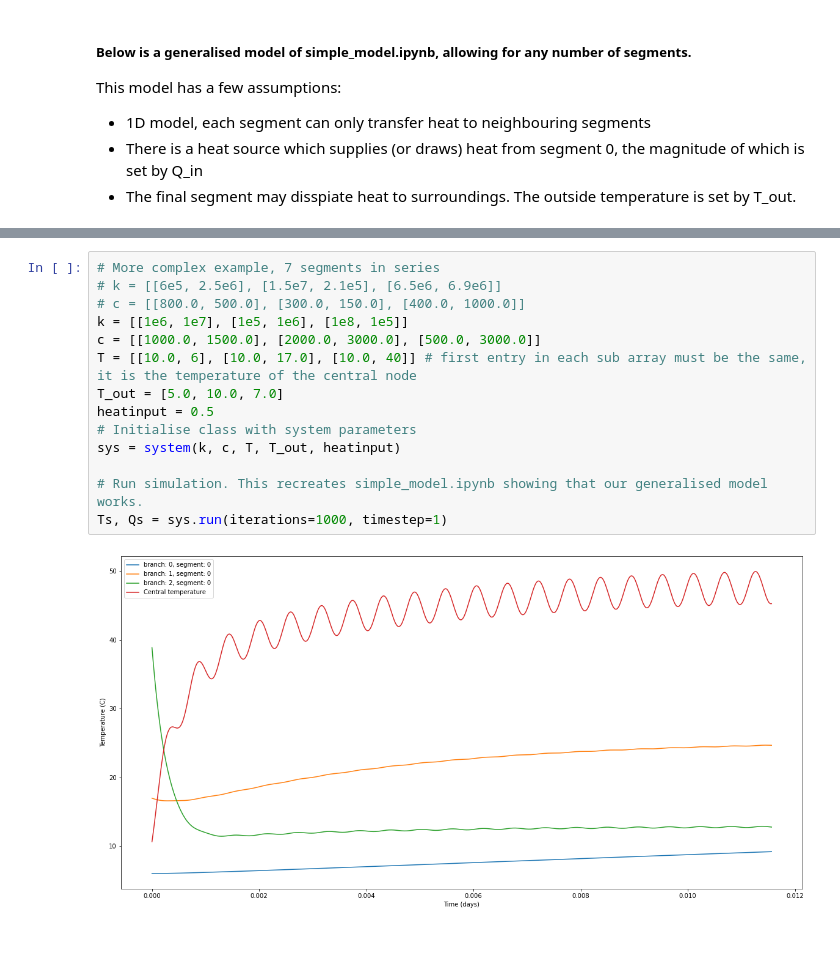
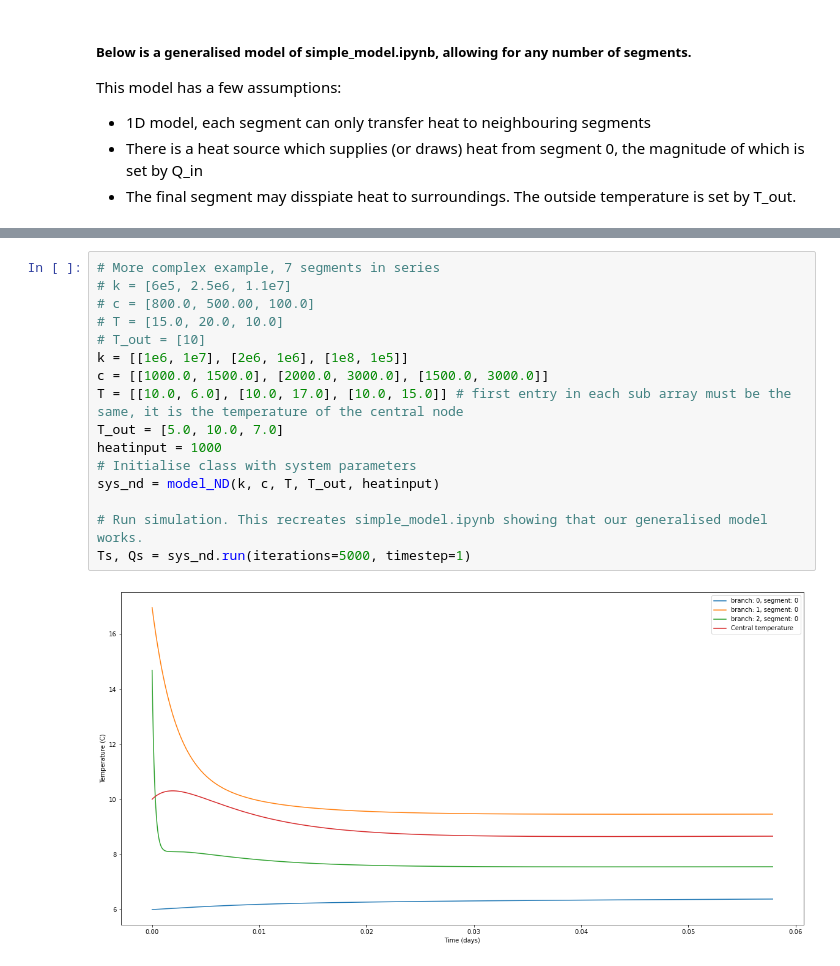
Before and after one commit to harry-rendell/building_simulation, a Jupyter notebook: general_NDmodel.ipynb, the cells around one changed output, grey strips where cells are left out. Cells and saved outputs as stored; diff of their text form; blank space fills up the shorter version.

Commit message:
Merged 1D model into ND model

```diff
--- a/general_NDmodel.ipynb
+++ b/general_NDmodel.ipynb
@@ -106,16 +10,18 @@ class system():
 # %%
 # More complex example, 7 segments in series
-# k = [[6e5, 2.5e6], [1.5e7, 2.1e5], [6.5e6, 6.9e6]]
-# c = [[800.0, 500.0], [300.0, 150.0], [400.0, 1000.0]]
-k = [[1e6, 1e7], [1e5, 1e6], [1e8, 1e5]]
-c = [[1000.0, 1500.0], [2000.0, 3000.0], [500.0, 3000.0]]
-T = [[10.0, 6], [10.0, 17.0], [10.0, 40]] # first entry in each sub array must be the same, it is the temperature of the central node
+# k = [6e5, 2.5e6, 1.1e7]
+# c = [800.0, 500.00, 100.0]
+# T = [15.0, 20.0, 10.0]
+# T_out = [10]
+k = [[1e6, 1e7], [2e6, 1e6], [1e8, 1e5]]
+c = [[1000.0, 1500.0], [2000.0, 3000.0], [1500.0, 3000.0]]
+T = [[10.0, 6.0], [10.0, 17.0], [10.0, 15.0]] # first entry in each sub array must be the same, it is the temperature of the central node
 T_out = [5.0, 10.0, 7.0]
-heatinput = 0.5
+heatinput = 1000
 # Initialise class with system parameters
-sys = system(k, c, T, T_out, heatinput)
+sys_nd = model_ND(k, c, T, T_out, heatinput)
 
 # Run simulation. This recreates simple_model.ipynb showing that our generalised model works.
-Ts, Qs = sys.run(iterations=1000, timestep=1)
+Ts, Qs = sys_nd.run(iterations=5000, timestep=1)
 # %% [output]
-[figure, old version]
+[figure, new version]
```
Also changed, not shown: parts of 3 cells of this notebook, 2 other files.
